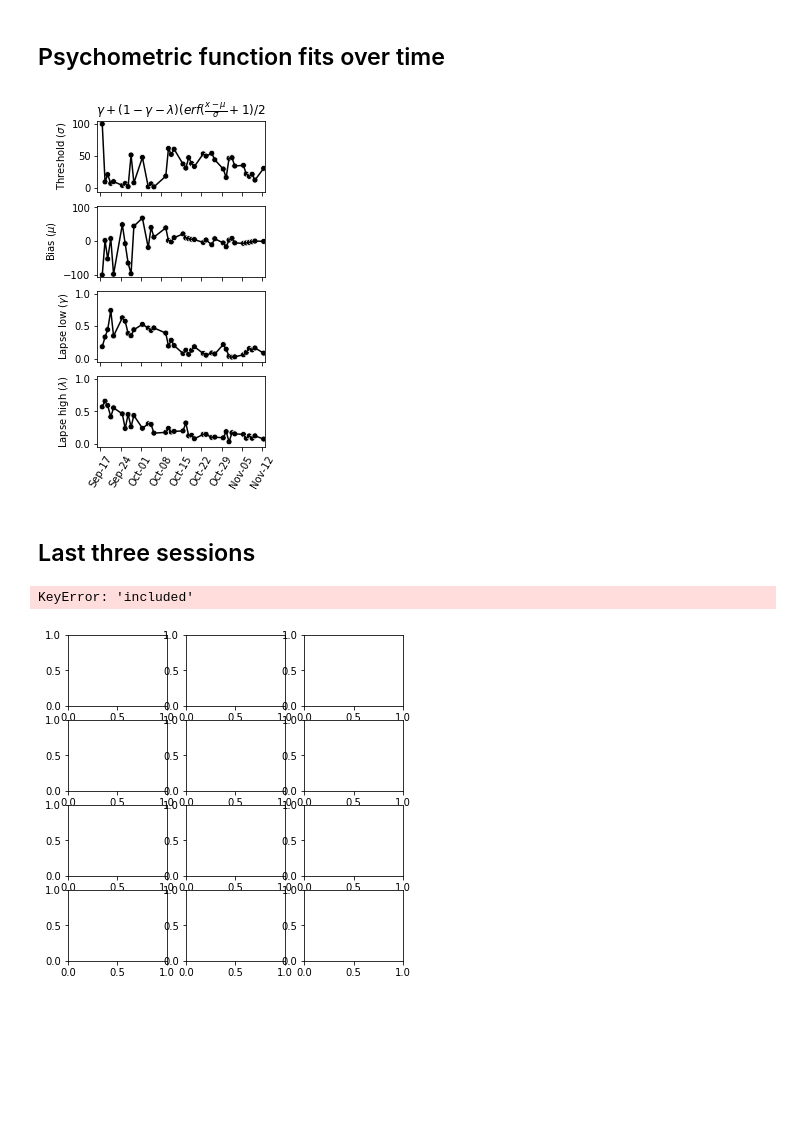
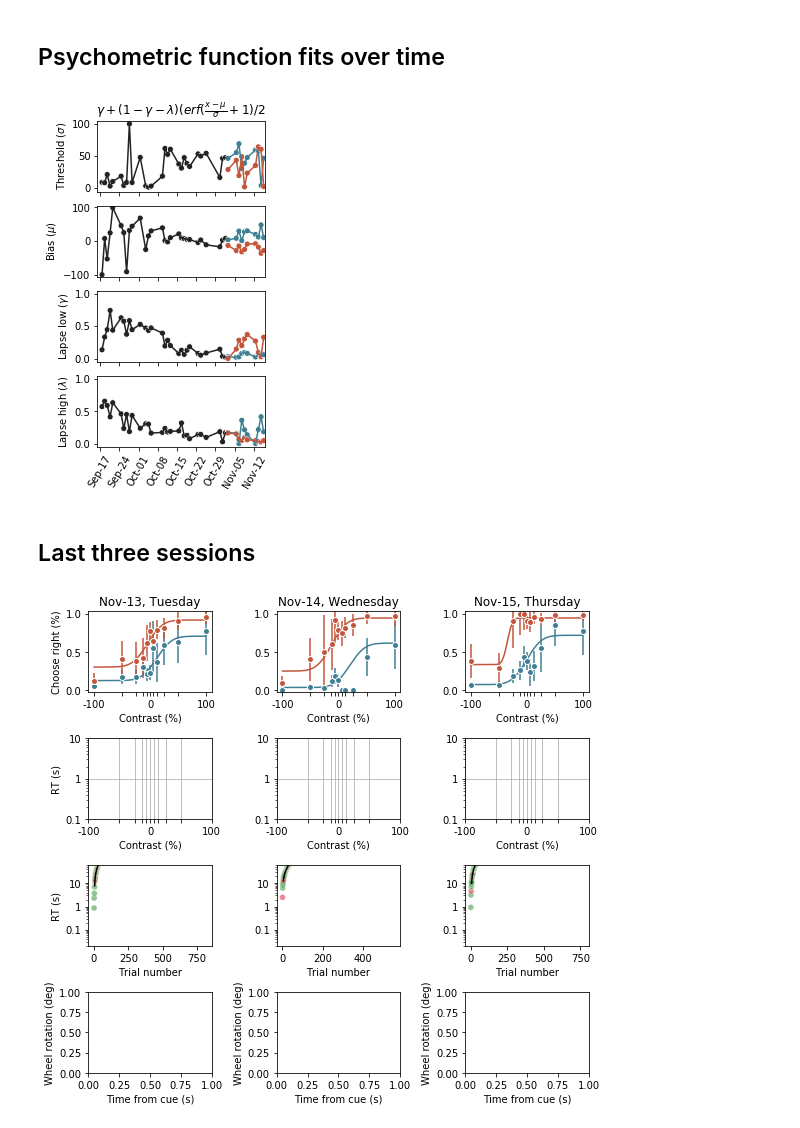
Before and after one commit to int-brain-lab/IBL-pipeline, a Jupyter notebook: notebooks/Behavioral overview snapshot.ipynb, the cells around one changed output. Cells and saved outputs as stored; diff of their text form; code cells hidden in the pictures; blank space fills up the shorter version.

Commit message:
Implement some of the 'Last three sessions' plots.

```diff
--- a/notebooks/Behavioral overview snapshot.ipynb
+++ b/notebooks/Behavioral overview snapshot.ipynb
@@ -75,6 +75,8 @@ for item in ax.get_xticklabels():
 def dj_get_behavior(mouse):
     b = behavior.TrialSet.Trial & mouse
     behav = pd.DataFrame(b.fetch(order_by='session_start_time'))
+    behav['start_time'] = behav['session_start_time']
+    behav['trial'] = behav['trial_id']
     behav['session_start_time'] = pd.to_datetime(behav.session_start_time)
     behav['date']       = behav['session_start_time'].dt.floor("D")
     behav['days']       = behav.date - behav.date[0]
@@ -88,7 +90,9 @@ def dj_get_behavior(mouse):
     behav['choice2'] = behav.choice.replace([-1, 0, 1], [0, np.nan, 1]) # code as 0, 100 for percentages
     behav['correct_easy'] = behav.correct
     behav.loc[np.abs(behav['signedContrast']) < 50, 'correct_easy'] = np.NaN
-    behav['probabilityLeft'] = 0.5
+    behav.rename(columns={'trial_stim_prob_left':'probabilityLeft'}, inplace=True)
+    behav.rename(columns={'trial_response_time':'rt'}, inplace=True)
+    behav['included'] = True
     return behav
 # %%
 behav = dj_get_behavior(ibl17)
@@ -165,22 +169,16 @@ for pidx, (var, labelname) in enumerate(parsdict.items()):
     if pidx < 3:
         ax.set(xticklabels=[])
 # %% [output]
-[figure, old version]
+[figure, new version]
 # %% [markdown]
 ## Last three sessions
 # %%
-fig, axes = plt.subplots(ncols=3, nrows=4, constrained_layout=False, figsize=(6, 6))
-didx = 1
+fig, axes = plt.subplots(ncols=3, nrows=4, constrained_layout=False, figsize=(8, 8))
+didx = 0
 sorteddays = behav['days'].sort_values(ascending=True).unique()
-for day in behav['days'].unique():
-
-    # use only the last three days
-    if day < sorteddays[-3]:
-        continue
+for day in sorteddays[-3:]:
 
     dat = behav.loc[behav['days'] == day, :]
-    # print(dat['date'].unique())
-    didx += 1
 
     # PSYCHOMETRIC FUNCTION
     ax = axes[0, didx]
@@ -190,42 +188,50 @@ for day in behav['days'].unique():
 
     for ix, probLeft in enumerate(dat['probabilityLeft'].sort_values().unique()):
         plot_psychometric(dat.loc[dat['probabilityLeft'] == probLeft, :], ax=ax, color=cmap[ix])
+
+    ax.set(xlabel="Contrast (%)", ylabel="Choose right (%)")
     ax.set(title=pd.to_datetime(dat['start_time'].unique()[0]).strftime('%b-%d, %A'))
 
     # CHRONOMETRIC FUNCTION
     ax = axes[1, didx]
     for ix, probLeft in enumerate(dat['probabilityLeft'].sort_values().unique()):
         plot_chronometric(dat.loc[dat['probabilityLeft'] == probLeft, :], ax, cmap[ix])
+    ax.set(ylim=[0.1,10], xlim=[-100, 100])
+    ax.set_yscale("log")
+    ax.yaxis.set_major_formatter(mpl.ticker.FuncFormatter(lambda y,pos: ('{{:.{:1d}f}}'.format(int(np.maximum(-np.log10(y),0)))).format(y)))
 
     # RTS THROUGHOUT SESSION
+    dat = dat.sort_values('trial', ascending=True)
     ax = axes[2, didx]
     sns.scatterplot(x='trial', y='rt', hue='correct',
         palette={1:"forestgreen", 0:"crimson"},
         alpha=.5, data=dat, ax=ax, legend=False)
     sns.lineplot(x='trial', y='rt', color='black', ci=None,
         data=dat[['trial', 'rt']].rolling(10).median(), ax=ax)
-    ax.set(xlabel="Trial number", ylabel="RT (s)")
+    ax.set(xlabel="Trial number", ylabel="RT (s)", ylim=[0.02, 60])
     ax.set_yscale("log")
     ax.yaxis.set_major_formatter(mpl.ticker.FuncFormatter(lambda y,pos: ('{{:.{:1d}f}}'.format(int(np.maximum(-np.log10(y),0)))).format(y)))
 
-    # # WHEEL ANALYSIS
+    # WHEEL ANALYSIS
     # thisdate = dat.loc[dat.index[0], 'date'].strftime('%Y-%m-%d')
     # eid = one.search(subjects=mouse, date_range=[thisdate, thisdate])
     # t, wheelpos, wheelvel = one.load(eid[0],
     # 	dataset_types=['_ibl_wheel.timestamps', '_ibl_wheel.position', '_ibl_wheel.velocity'])
     # wheeltimes = np.interp(np.arange(0,len(wheelpos)), t[:,0], t[:,1])
- #    #times = np.interp(np.arange(0,len(wheelPos)), t[:,0], t[:,1])
+    #    #times = np.interp(np.arange(0,len(wheelPos)), t[:,0], t[:,1])
     # wheel = pd.DataFrame.from_dict({'position':wheelpos, 'velocity':wheelvel, 'times':wheeltimes})
 
     # ax = axes[3, didx]
     # sns.lineplot(x=wheeltimes, y=wheelpos, ax=ax)
+    ax = axes[3, didx]
+    ax.set(xlabel='Time from cue (s)', ylabel='Wheel rotation (deg)')
+
+    didx += 1
 
 for i in range(3):
-    axes[i,3].set(ylabel='')
-    axes[i,4].set(ylabel='')
-righty.set(ylabel='Trial count')
+    axes[i,1].set(ylabel='')
+    axes[i,2].set(ylabel='')
 
-plt.tight_layout()
+plt.tight_layout(rect=[0, 0.03, 1, 0.95])
 # %% [output]
-KeyError: 'included'
-[figure, old version]
+[figure, new version]
```
Also changed, not shown: parts of 4 cells of this notebook, 3 other files.
